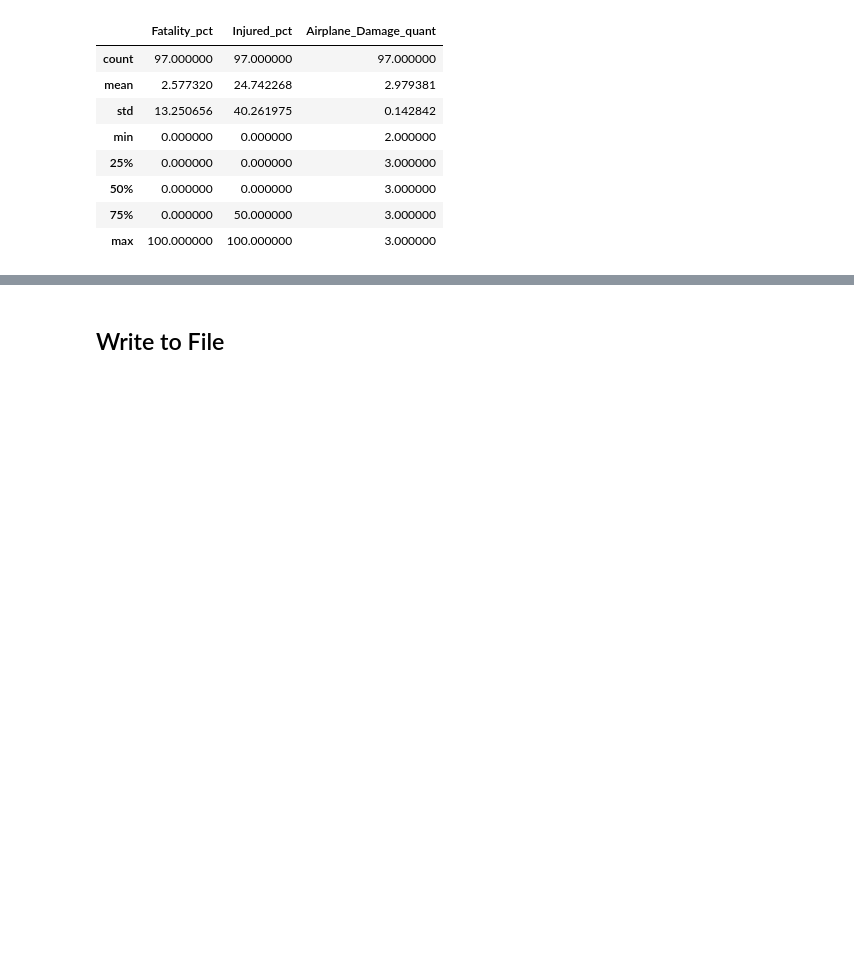
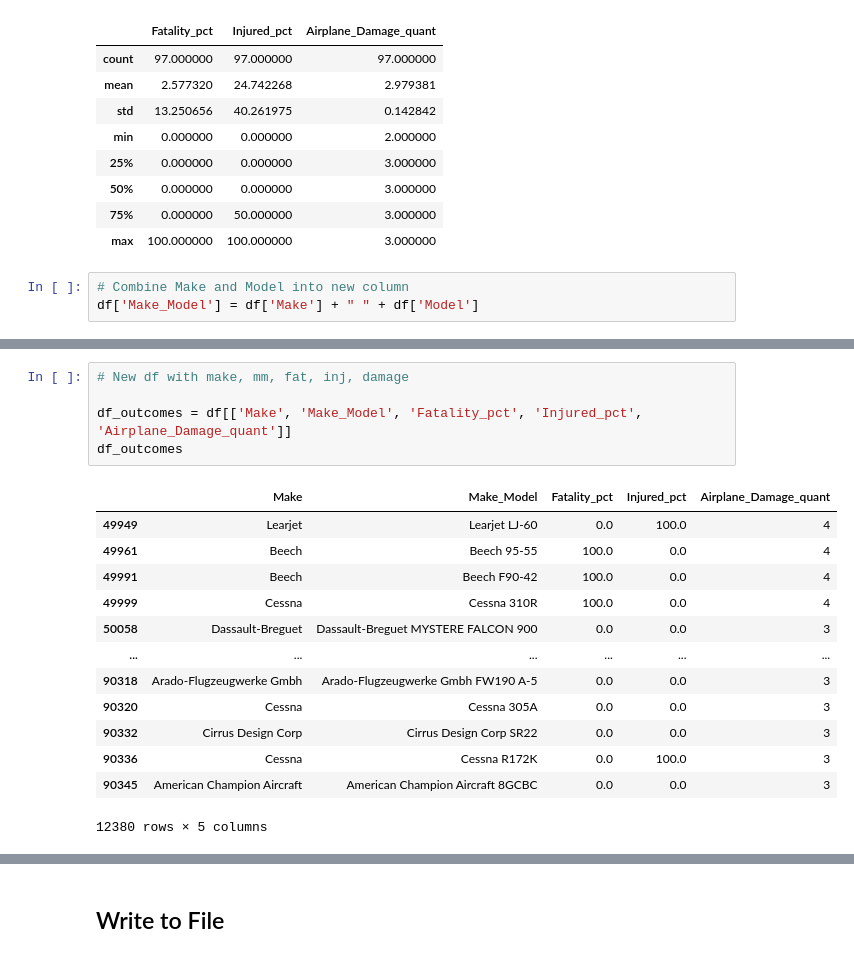
Before and after one commit to Jmanitou/Aviation_Analysis_Report, a Jupyter notebook: Aviation_Analysis_Report.ipynb, the cells around one changed output, grey strips where cells are left out. Cells and saved outputs as stored; diff of their text form; blank space fills up the shorter version.

```diff
--- a/Aviation_Analysis_Report.ipynb
+++ b/Aviation_Analysis_Report.ipynb
@@ -273,3 +294,6 @@ Boeing_fat_pct.describe()
 | 50% | 0.000000 | 0.000000 | 3.000000 |
 | 75% | 0.000000 | 50.000000 | 3.000000 |
 | max | 100.000000 | 100.000000 | 3.000000 |
+# %%
+# Combine Make and Model into new column
+df['Make_Model'] = df['Make'] + " " + df['Model']
@@ -275,0 +320,19 @@ Boeing_fat_pct.describe()
+# %%
+# New df with make, mm, fat, inj, damage
+
+df_outcomes = df[['Make', 'Make_Model', 'Fatality_pct', 'Injured_pct', 'Airplane_Damage_quant']]
+df_outcomes
+# %% [output]
+|  | Make | Make_Model | Fatality_pct | Injured_pct | Airplane_Damage_quant |
+| 49949 | Learjet | Learjet LJ-60 | 0.0 | 100.0 | 4 |
+| 49961 | Beech | Beech 95-55 | 100.0 | 0.0 | 4 |
+| 49991 | Beech | Beech F90-42 | 100.0 | 0.0 | 4 |
+| 49999 | Cessna | Cessna 310R | 100.0 | 0.0 | 4 |
+| 50058 | Dassault-Breguet | Dassault-Breguet MYSTERE FALCON 900 | 0.0 | 0.0 | 3 |
+| ... | ... | ... | ... | ... | ... |
+| 90318 | Arado-Flugzeugwerke Gmbh | Arado-Flugzeugwerke Gmbh FW190 A-5 | 0.0 | 0.0 | 3 |
+| 90320 | Cessna | Cessna 305A | 0.0 | 0.0 | 3 |
+| 90332 | Cirrus Design Corp | Cirrus Design Corp SR22 | 0.0 | 0.0 | 3 |
+| 90336 | Cessna | Cessna R172K | 0.0 | 100.0 | 3 |
+| 90345 | American Champion Aircraft | American Champion Aircraft 8GCBC | 0.0 | 0.0 | 3 |
+12380 rows × 5 columns
```
Also changed, not shown: parts of 13 cells of this notebook.
